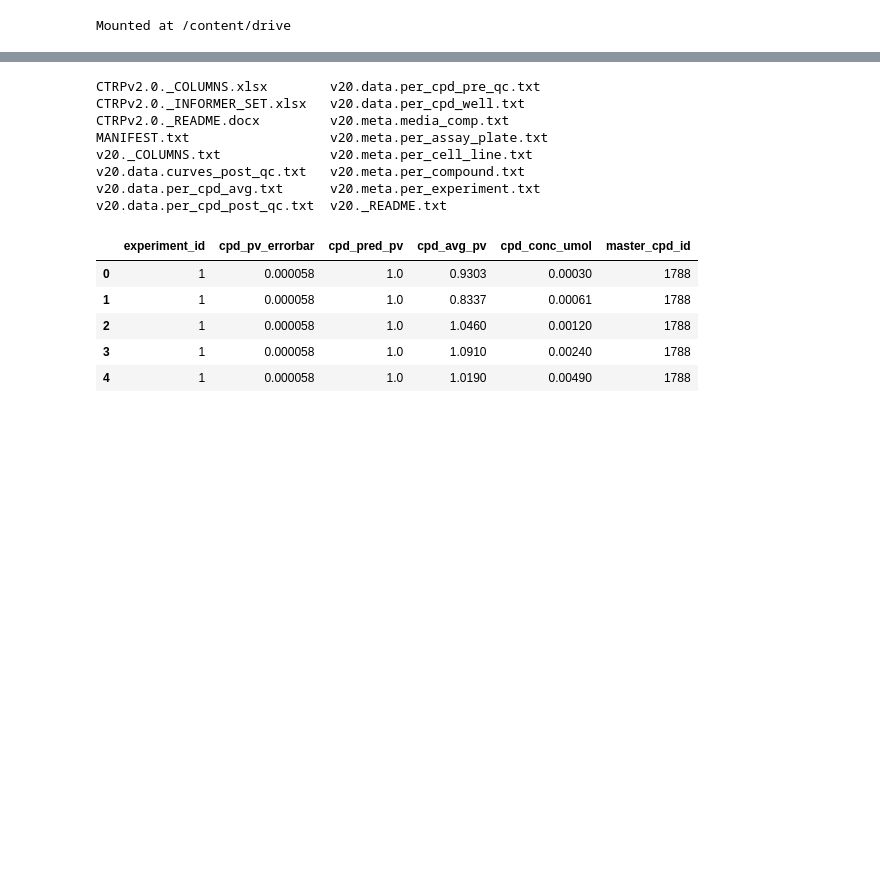
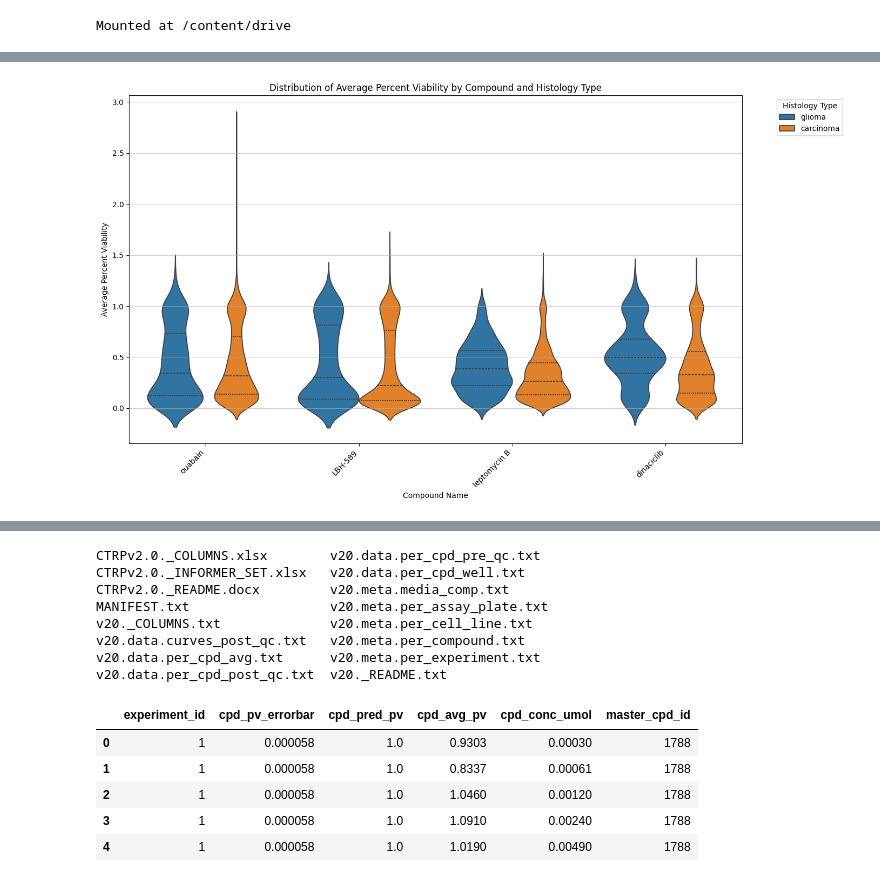
Before and after one commit to zrsteff/DSC502-Group-1-Project, a Jupyter notebook: DSC502_Group_Project_ZRS.ipynb, the cells around one changed output, grey strips where cells are left out. Drawn from its saved outputs; the diff is of its cells as text; code cells hidden in the pictures; blank space fills up the shorter version.

```diff
--- a/DSC502_Group_Project_ZRS.ipynb
+++ b/DSC502_Group_Project_ZRS.ipynb
@@ -7,0 +133,27 @@ Mounted at /content/drive
+# %%
+import matplotlib.pyplot as plt
+import seaborn as sns
+
+# Make a copy to avoid SettingWithCopyWarning if filtered_df is a view
+plot_df = filtered_df.copy()
+plot_df['ccle_primary_hist_cleaned'] = plot_df['ccle_primary_hist'].str.replace('_', ' ')
+
+plt.figure(figsize=(14, 8))
+sns.violinplot(
+    data=plot_df,
+    x='cpd_name',
+    y='cpd_avg_pv',
+    hue='ccle_primary_hist_cleaned', # Split by cleaned histology type
+    inner='quartile', # Show quartiles inside the violins
+    palette='tab10' # A diverse color palette
+)
+plt.xlabel('Compound Name')
+plt.ylabel('Average Percent Viability')
+plt.title('Distribution of Average Percent Viability by Compound and Histology Type')
+plt.xticks(rotation=45, ha='right')
+plt.legend(title='Histology Type', bbox_to_anchor=(1.05, 1), loc='upper left')
+plt.grid(axis='y', alpha=0.6)
+plt.tight_layout()
+plt.show()
+# %% [output]
+[figure, added]
```
Also changed, not shown: parts of 22 cells of this notebook.
